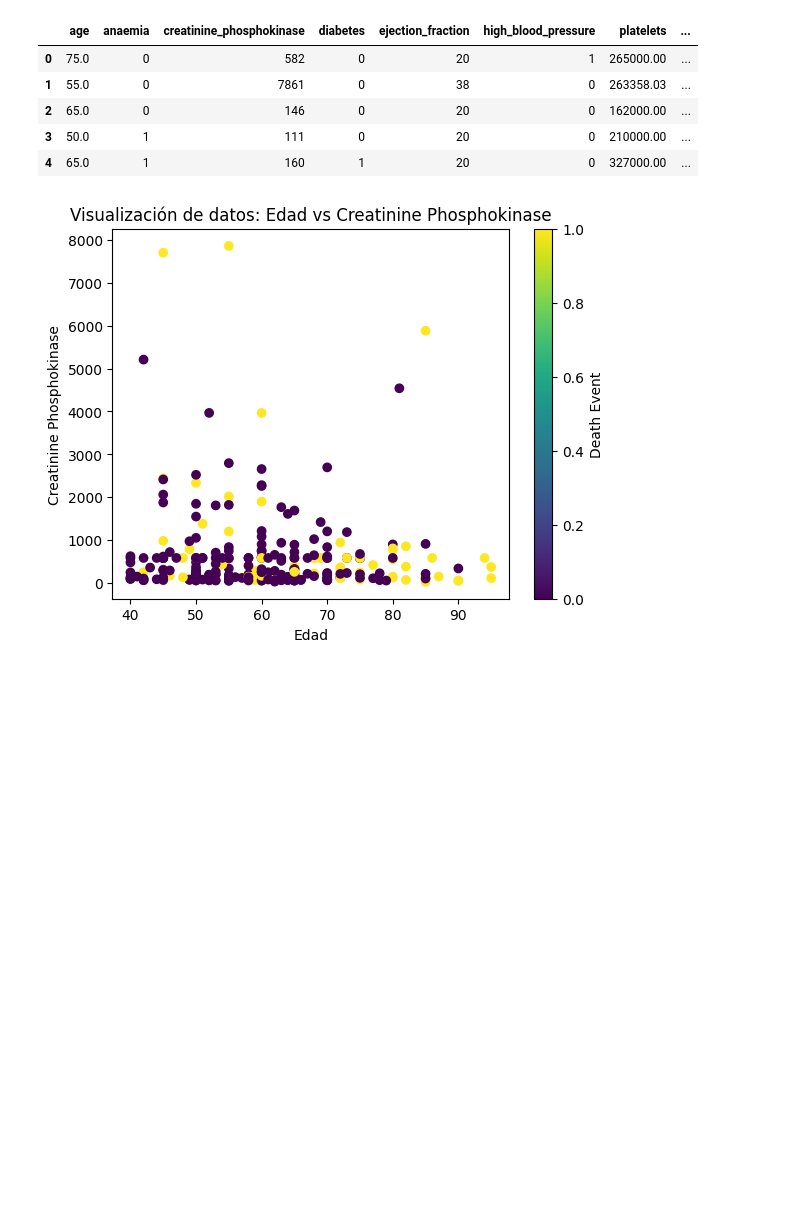
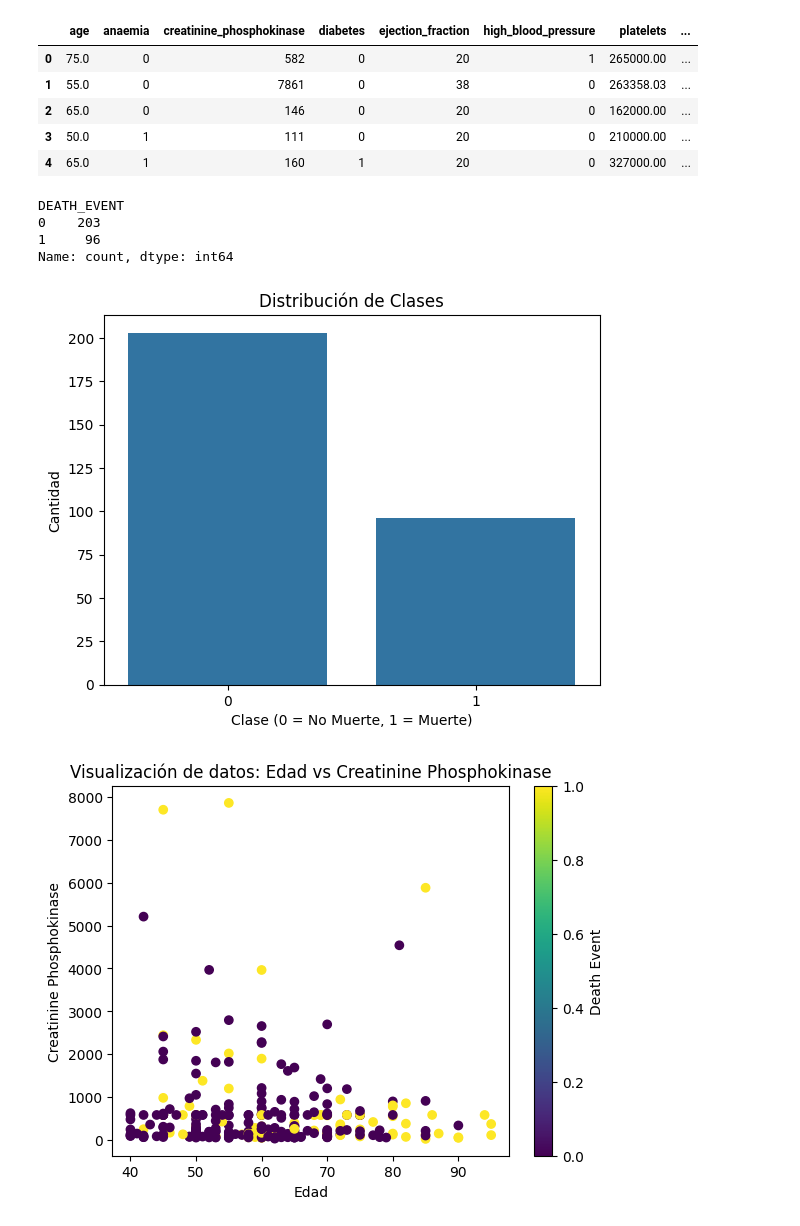
Before and after one commit to jcarvaj18643/universidad-Taller1-Recomendacion, a Jupyter notebook: Perceptron_Taller_1.ipynb, the cells around one changed output. Drawn from its saved outputs; the diff is of its cells as text; code cells hidden in the pictures; blank space fills up the shorter version.

```diff
--- a/Perceptron_Taller_1.ipynb
+++ b/Perceptron_Taller_1.ipynb
@@ -19,6 +20,26 @@ data.head()
 # %%
 X = data.drop(columns=['DEATH_EVENT'])
 y = data['DEATH_EVENT']
+# %%
+import matplotlib.pyplot as plt
+import seaborn as sns
+
+# Contar la cantidad de cada clase en la variable objetivo (Death Event)
+class_counts = y.value_counts()
+print(class_counts)
+
+# Visualizar el desbalanceo
+sns.barplot(x=class_counts.index, y=class_counts.values)
+plt.title('Distribución de Clases')
+plt.xlabel('Clase (0 = No Muerte, 1 = Muerte)')
+plt.ylabel('Cantidad')
+plt.show()
+# %% [output]
+DEATH_EVENT
+0    203
+1     96
+Name: count, dtype: int64
+[figure, added]
 # %%
 import matplotlib.pyplot as plt
 
```
Also changed, not shown: parts of 22 cells of this notebook.
